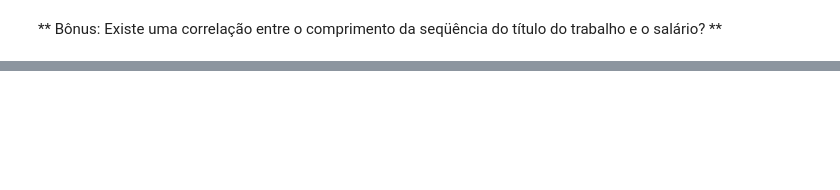
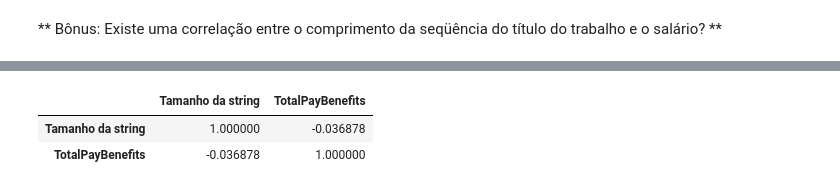
Before and after one commit to marcosvandrade/PythonParaDataScienceMachineLearning, a Jupyter notebook: 2. Python para análise de dados/Pandas/Pandas Exercises/Exercícios - Salarios de São Francisco.ipynb, the cells around one changed output, grey strips where cells are left out. Cells and saved outputs as stored; diff of their text form; code cells hidden in the pictures; blank space fills up the shorter version.

```diff
--- a/2. Python para análise de dados/Pandas/Pandas Exercises/Exercícios - Salarios de São Francisco.ipynb
+++ b/2. Python para análise de dados/Pandas/Pandas Exercises/Exercícios - Salarios de São Francisco.ipynb
@@ -226,0 +257,8 @@ sal.head()
+# %%
+sal['Tamanho da string'] = sal['JobTitle'].apply(len)
+# %%
+sal[['Tamanho da string', 'TotalPayBenefits']].corr()
+# %% [output]
+|  | Tamanho da string | TotalPayBenefits |
+| Tamanho da string | 1.000000 | -0.036878 |
+| TotalPayBenefits | -0.036878 | 1.000000 |
```
Also changed, not shown: parts of 31 cells of this notebook.
